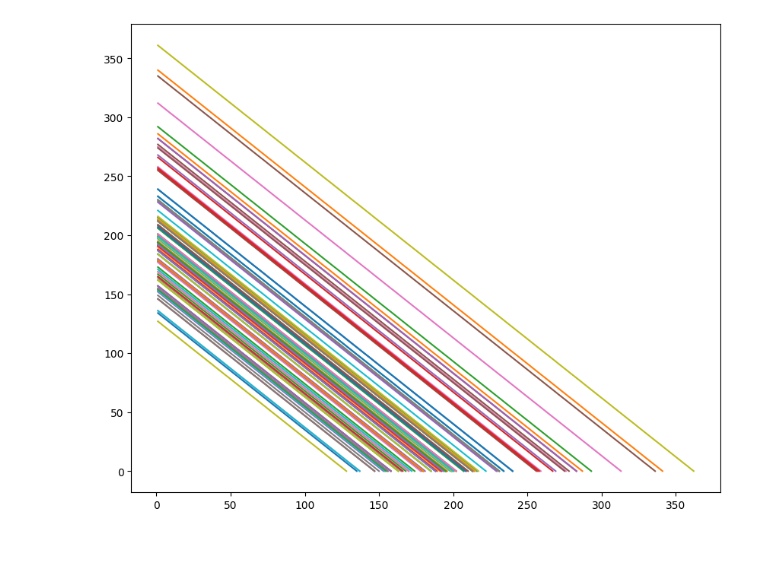
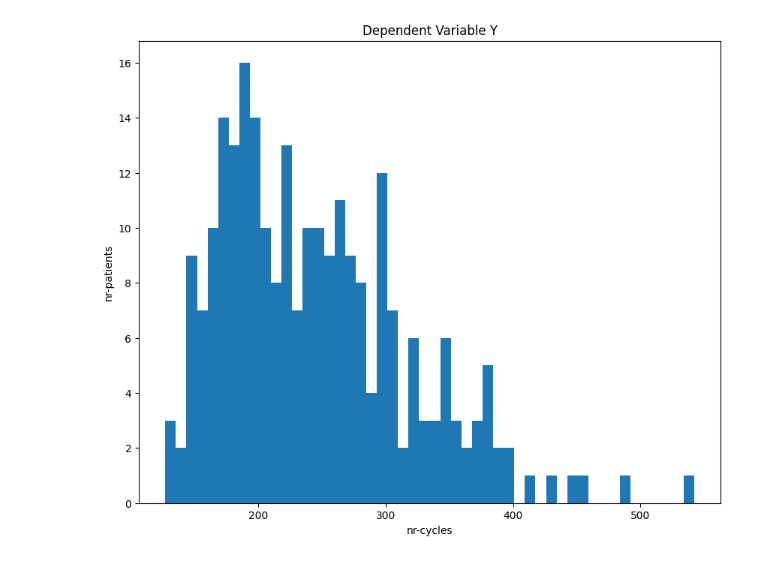
Before and after one commit to norderk/predictive_maintenance, a Jupyter notebook: visualize_data.ipynb, the cells around one changed output. Saved outputs shown, nothing was run; the diff lists cells and outputs as text; code cells hidden in the pictures.

Commit message:
start plotting

```diff
--- a/visualize_data.ipynb
+++ b/visualize_data.ipynb
@@ -3,8 +3,8 @@ import pandas as pd
 import numpy as np
 import matplotlib.pyplot as plt
 # %%
-train = pd.read_csv("../fd1_train.csv")
-test = pd.read_csv("../fd4_train.csv")
+test = pd.read_csv("fd1_train.csv")
+train = pd.read_csv("fd4_train.csv")
 # %%
 train.head()
 # %% [output]
@@ -31,7 +31,11 @@ train.describe()
 # %%
 # look at the dependent variable distribution
 
 plt.figure(figsize=(10, 8))
-plt.histplot()
+plt.hist(train.groupby(["id"]).max("rul")["rul"], bins=50)
+plt.ylabel("nr-patients")
+plt.xlabel("nr-cycles")
+plt.title("Dependent Variable Y")
+plt.show()
 # %% [output]
-[figure, old version]
+[figure, new version]
```
Also changed, not shown: parts of 6 cells of this notebook.
